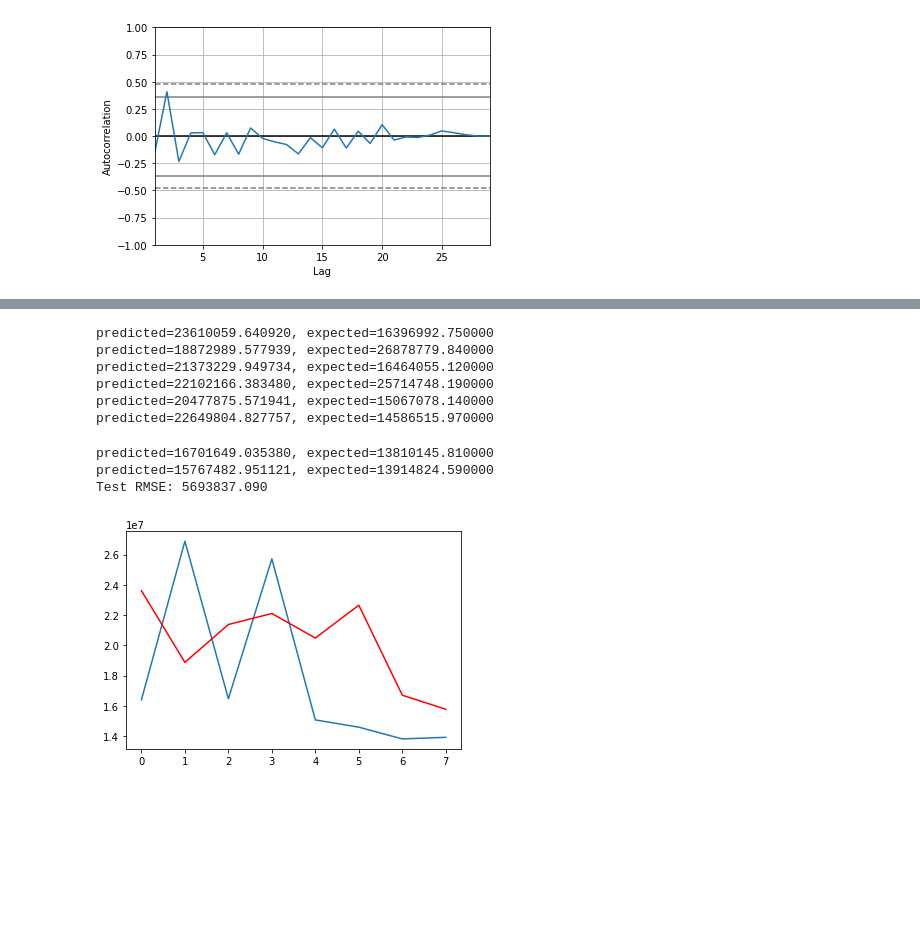
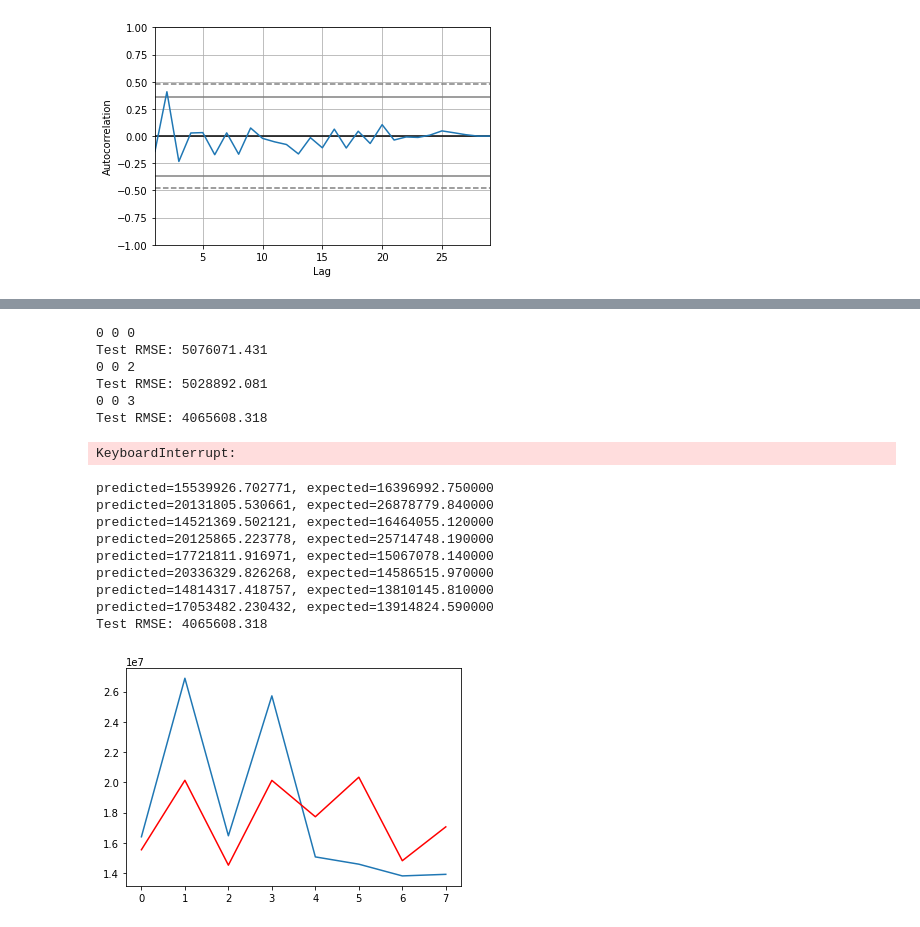
Before and after one commit to OMGitsJoeMG/Springboard-Projects, a Jupyter notebook: Global Environmental.ipynb, the cells around one changed output, grey strips where cells are left out. Saved outputs shown, nothing was run; the diff lists cells and outputs as text; code cells hidden in the pictures; blank space fills up the shorter version.

```diff
--- a/Global Environmental.ipynb
+++ b/Global Environmental.ipynb
@@ -621,36 +624,79 @@ max    1.773497e+07
+# %%
+p_values = [0, 1, 2, 4, 6, 8, 10, 12]
+d_values = range(0, 4)
+q_values = range(0, 4)
+warnings.filterwarnings("ignore")
+#evaluate_models(co2dates['Global CO2'].values, p_values, d_values, q_values)
+# %%
+warnings.filterwarnings("ignore")
+
+#the following grid check results in what seems to be a bug/crash error
+
+rmse = 5100000
+for a in p_values:
+    for b in d_values:
+        for c in q_values:
+            X = co2dates['Global CO2'].values
+            size = int(len(X) * 0.75)
+            train, test = X[0:size], X[size:len(X)]
+            history = [x for x in train]
+            predictions = list()
+            # walk-forward validation
+            for t in range(len(test)):
+                model = ARIMA(history, order=(a,b,c))
+                model_fit = model.fit()
+                output = model_fit.forecast()
+                yhat = output[0]
+                predictions.append(yhat)
+                obs = test[t]
+                history.append(obs)
+            rmse1 = sqrt(mean_squared_error(test, predictions))
+            if rmse1 < rmse:
+                rmse = rmse1
+                print(a,b,c)
+                print('Test RMSE: %.3f' % rmse)
+# %% [output]
+0 0 0
+Test RMSE: 5076071.431
+0 0 2
+Test RMSE: 5028892.081
+0 0 3
+Test RMSE: 4065608.318
+KeyboardInterrupt:
 # %%
+
 X = co2dates['Global CO2'].values
 size = int(len(X) * 0.75)
 train, test = X[0:size], X[size:len(X)]
 history = [x for x in train]
 predictions = list()
 # walk-forward validation
 for t in range(len(test)):
-	model = ARIMA(history, order=(4,1,0))
+	model = ARIMA(history, order=(0,0,3))
 	model_fit = model.fit()
 	output = model_fit.forecast()
 	yhat = output[0]
 	predictions.append(yhat)
 	obs = test[t]
 	history.append(obs)
 	print('predicted=%f, expected=%f' % (yhat, obs))
 # evaluate forecasts
 rmse = sqrt(mean_squared_error(test, predictions))
 print('Test RMSE: %.3f' % rmse)
 # plot forecasts against actual outcomes
 plt.plot(test)
 plt.plot(predictions, color='red')
 plt.show()
 # %% [output]
-predicted=23610059.640920, expected=16396992.750000
-predicted=18872989.577939, expected=26878779.840000
-predicted=21373229.949734, expected=16464055.120000
-predicted=22102166.383480, expected=25714748.190000
-predicted=20477875.571941, expected=15067078.140000
-predicted=22649804.827757, expected=14586515.970000
+predicted=15539926.702771, expected=16396992.750000
+predicted=20131805.530661, expected=26878779.840000
+predicted=14521369.502121, expected=16464055.120000
+predicted=20125865.223778, expected=25714748.190000
+predicted=17721811.916971, expected=15067078.140000
+predicted=20336329.826268, expected=14586515.970000
+predicted=14814317.418757, expected=13810145.810000
+predicted=17053482.230432, expected=13914824.590000
+Test RMSE: 4065608.318
-predicted=16701649.035380, expected=13810145.810000
-predicted=15767482.951121, expected=13914824.590000
-Test RMSE: 5693837.090
-[figure, old version]
+[figure, new version]
 # %%
 #based on the model, it appears global CO2 emissions are likely to remain relatively stable over the next
```
Also changed, not shown: parts of 4 cells of this notebook.
